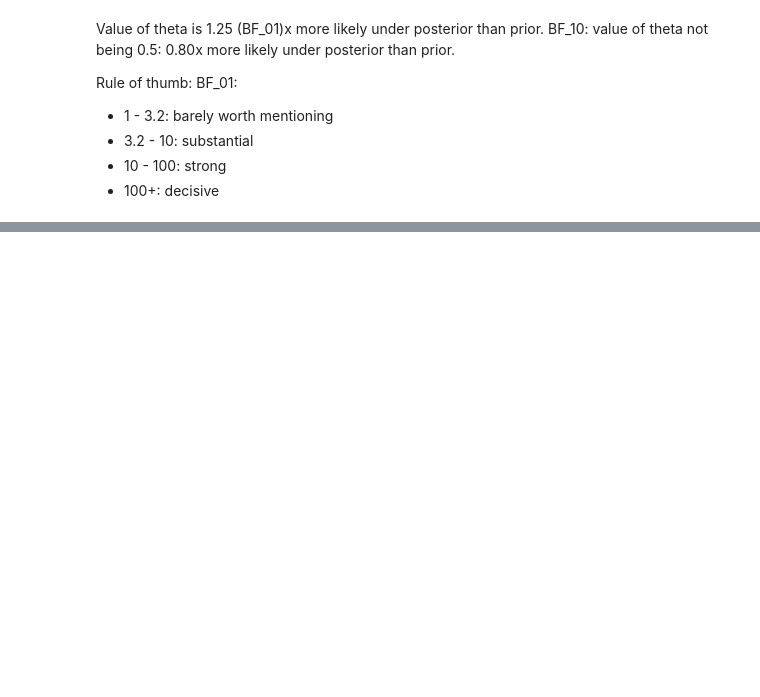
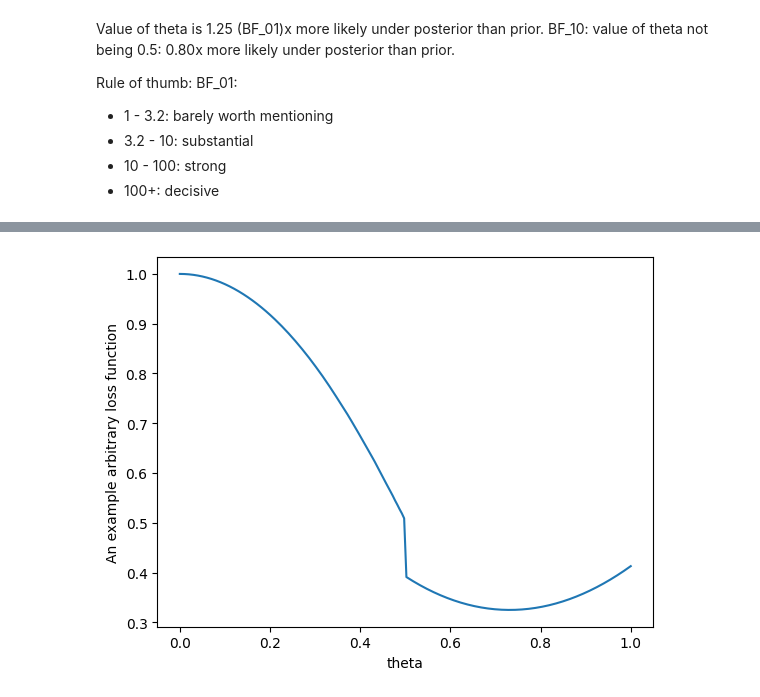
Before and after one commit to damiansp/completePython, a Jupyter notebook: bayesian/bap/02_programming_probabilistically.ipynb, the cells around one changed output, grey strips where cells are left out. Drawn from its saved outputs; the diff is of its cells as text; code cells hidden in the pictures; blank space fills up the shorter version.

```diff
--- a/bayesian/bap/02_programming_probabilistically.ipynb
+++ b/bayesian/bap/02_programming_probabilistically.ipynb
@@ -70,0 +87,14 @@ az.plot_posterior(idata, ref_val=0.5)
+# %%
+lossf = []
+for i in grid:
+    if i < 0.5:
+        f = 1 / np.median(theta_pos / np.abs(i**2 - theta_pos))
+    else:
+        f = np.mean((i - theta_pos)**2 + np.exp(-i)) - 0.25
+    lossf.append(f)
+
+plt.plot(grid, lossf)
+plt.xlabel('theta')
+plt.ylabel('An example arbitrary loss function');
+# %% [output]
+[figure, added]
```
Also changed, not shown: parts of 10 cells of this notebook.
